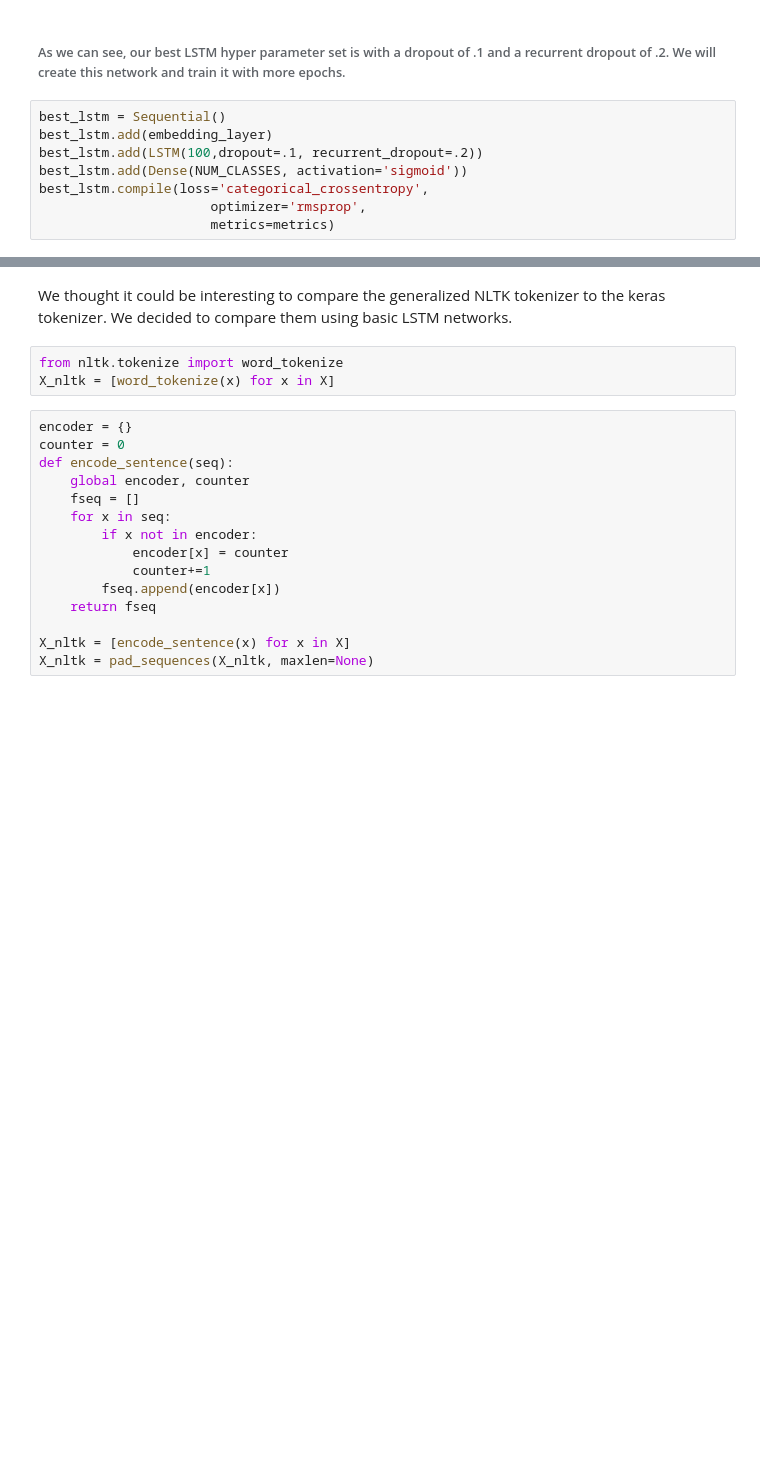
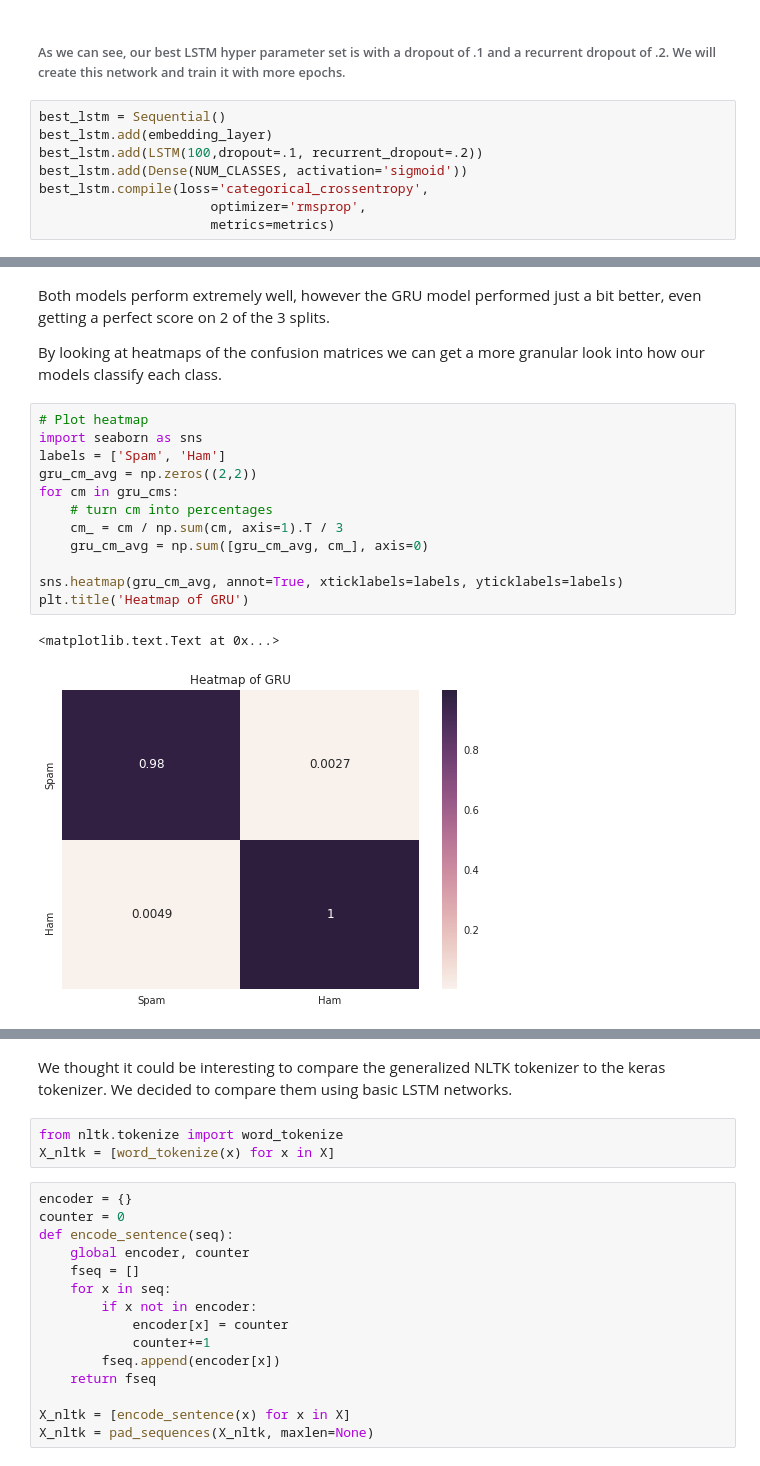
Before and after one commit to LukeWood/SpamVsHamRNN, a Jupyter notebook: Lab9.ipynb, the cells around one changed output, grey strips where cells are left out. Drawn from its saved outputs; the diff is of its cells as text; blank space fills up the shorter version.

```diff
--- a/Lab9.ipynb
+++ b/Lab9.ipynb
@@ -381,0 +457,19 @@ Another Idea: Try to create a RNN for generating novel text.
+# %% [markdown]
+Both models perform extremely well, however the GRU model performed just a bit better, even getting a perfect score on 2 of the 3 splits.
+
+By looking at heatmaps of the confusion matrices we can get a more granular look into how our models classify each class.
+# %%
+# Plot heatmap
+import seaborn as sns
+labels = ['Spam', 'Ham']
+gru_cm_avg = np.zeros((2,2))
+for cm in gru_cms:
+    # turn cm into percentages
+    cm_ = cm / np.sum(cm, axis=1).T / 3
+    gru_cm_avg = np.sum([gru_cm_avg, cm_], axis=0)
+
+sns.heatmap(gru_cm_avg, annot=True, xticklabels=labels, yticklabels=labels)
+plt.title('Heatmap of GRU')
+# %% [output]
+<matplotlib.text.Text at 0x...>
+[figure, added]
```
Also changed, not shown: parts of 31 cells of this notebook.
